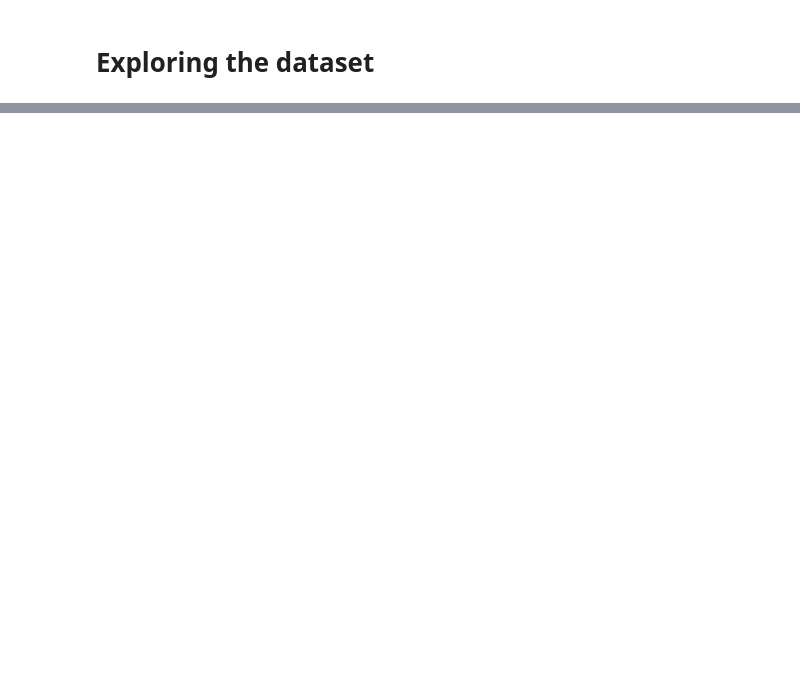
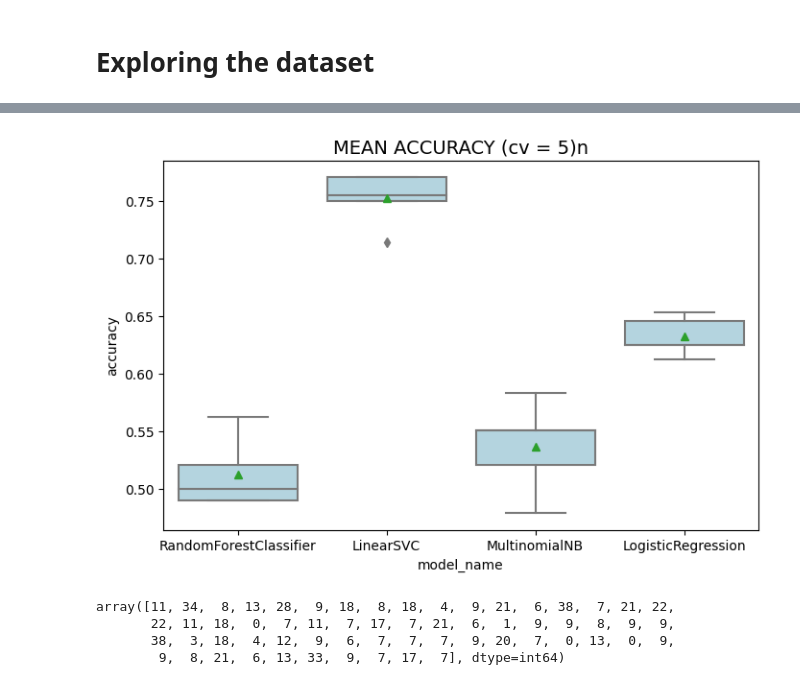
Before and after one commit to Himanshu-pardhi/nlp_elevator_inspection, a Jupyter notebook: nlp.ipynb, the cells around one changed output, grey strips where cells are left out. Saved outputs shown, nothing was run; the diff lists cells and outputs as text; code cells hidden in the pictures; blank space fills up the shorter version.

```diff
--- a/nlp.ipynb
+++ b/nlp.ipynb
@@ -57,0 +294,27 @@ df_json_training_fr['text'] = df_json_training_fr['text'].str.replace(r"[(),.:*\
+# %%
+from sklearn.naive_bayes import MultinomialNB
+from sklearn.linear_model import LogisticRegression
+from sklearn.ensemble import RandomForestClassifier
+from sklearn.svm import LinearSVC
+from sklearn.model_selection import cross_val_score
+from sklearn.metrics import confusion_matrix
+from sklearn import metrics
+
+models = [
+    RandomForestClassifier(n_estimators=100, max_depth=5, random_state=0),
+    LinearSVC(),
+    MultinomialNB(),
+    LogisticRegression(random_state=0),
+]
+# %%
+# 5 Cross-validation
+CV = 5
+cv_df = pd.DataFrame(index=range(CV * len(models)))
+# %%
+entries = []
+for model in models:
+  model_name = model.__class__.__name__
+  accuracies = cross_val_score(model, features, labels, scoring='accuracy', cv=CV)
+  for fold_idx, accuracy in enumerate(accuracies):
+    entries.append((model_name, fold_idx, accuracy))
+cv_df = pd.DataFrame(entries, columns=['model_name', 'fold_idx', 'accuracy'])
@@ -57,0 +336,10 @@ df_json_training_fr['text'] = df_json_training_fr['text'].str.replace(r"[(),.:*\
+# %%
+import seaborn as sns
+plt.figure(figsize=(8,5))
+sns.boxplot(x='model_name', y='accuracy',
+            data=cv_df,
+            color='lightblue',
+            showmeans=True)
+plt.title("MEAN ACCURACY (cv = 5)n", size=14);
+# %% [output]
+[figure, added]
@@ -57,0 +354,7 @@ df_json_training_fr['text'] = df_json_training_fr['text'].str.replace(r"[(),.:*\
+# %%
+y_pred
+# %% [output]
+array([11, 34,  8, 13, 28,  9, 18,  8, 18,  4,  9, 21,  6, 38,  7, 21, 22,
+       22, 11, 18,  0,  7, 11,  7, 17,  7, 21,  6,  1,  9,  9,  8,  9,  9,
+       38,  3, 18,  4, 12,  9,  6,  7,  7,  7,  9, 20,  7,  0, 13,  0,  9,
+        9,  8, 21,  6, 13, 33,  9,  7, 17,  7], dtype=int64)
```
Also changed, not shown: parts of 40 cells of this notebook.
